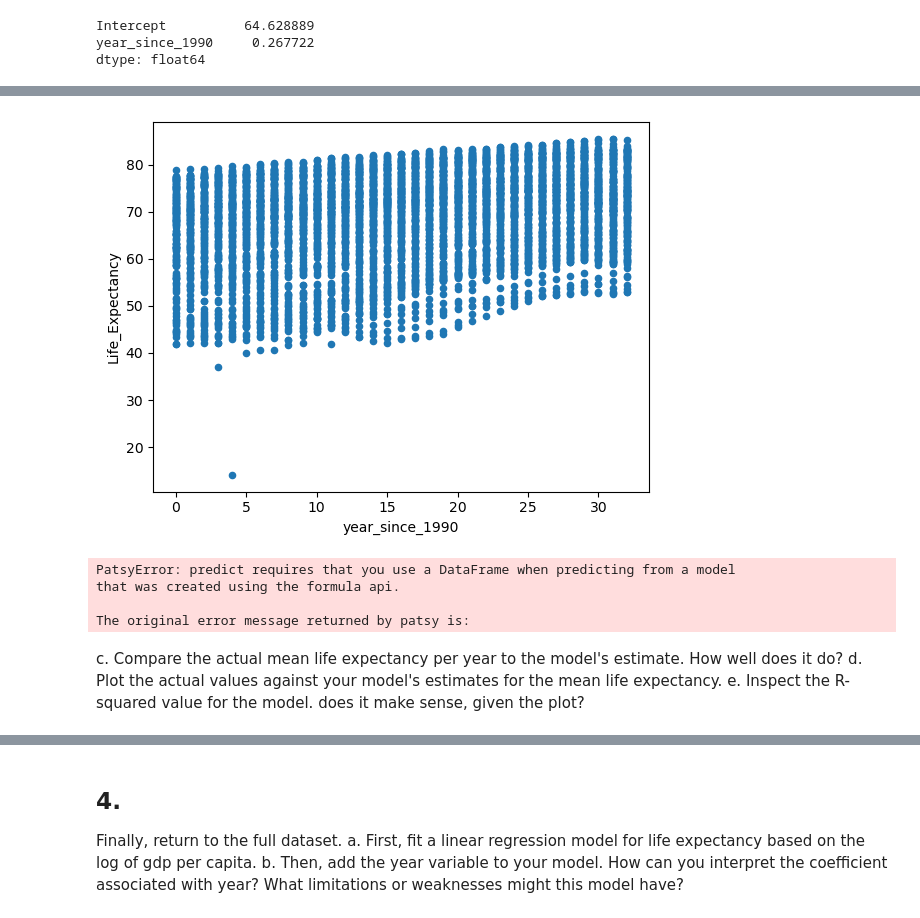
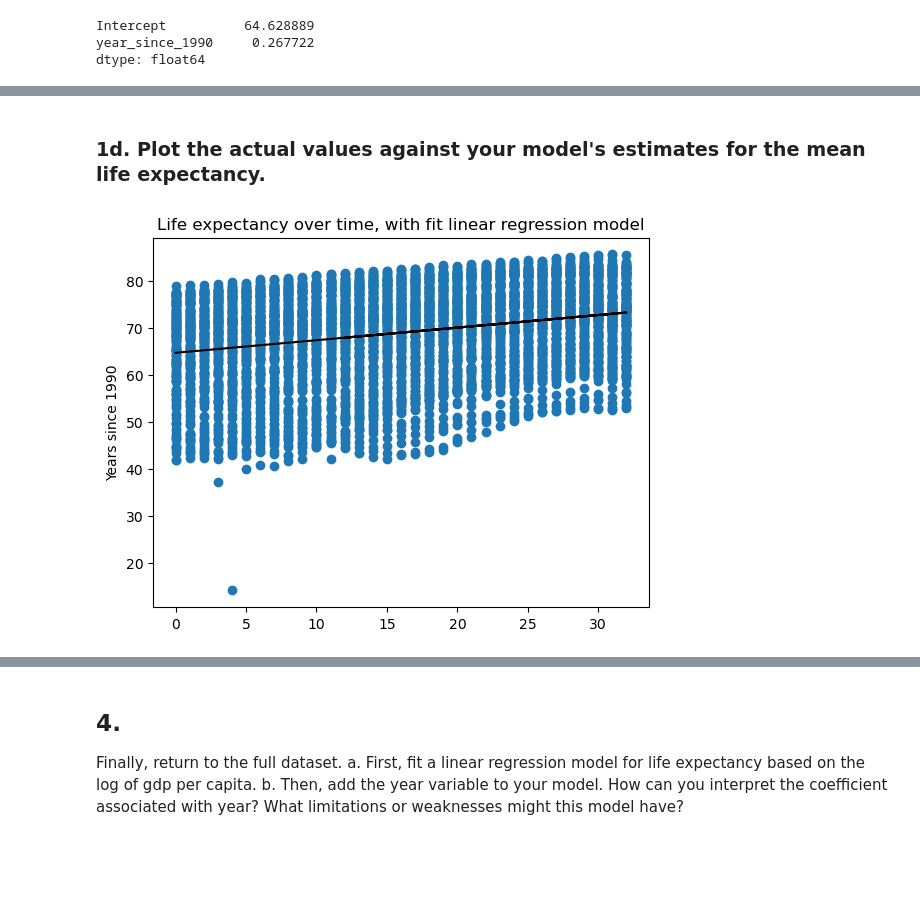
Before and after one commit to nss-data-science-cohort-9/un-linear-regression-sarahmulloy, a Jupyter notebook: notebooks/UN_linregress_practice.ipynb, the cells around one changed output, grey strips where cells are left out. Cells and saved outputs as stored; diff of their text form; code cells hidden in the pictures; blank space fills up the shorter version.

```diff
--- a/notebooks/UN_linregress_practice.ipynb
+++ b/notebooks/UN_linregress_practice.ipynb
@@ -55,0 +78,24 @@ With the years adjusted, we now get a positive intercept value of 64.62 but the
+# %%
+### Use the linear regression fit model to predict the means from the dataset
+
+#create a dtaframe with the sample variables to plug into the predicted measurements
+#We want to know whether the year (x) would predict the life expectancy, so we need to make a predict model based on the years 0-30
+#That can also just be the listed series of the years
+le_yr_predict= pd.DataFrame()
+le_yr_predict['year_since_1990']= gdp_le['year_since_1990'].unique() #make a unique column or else it will put in the number of rows for every country
+
+#Now make the mean estimate based on the prdediciton from the previous model
+le_yr_predict['mean_estimate']= le_yr_model2.predict(le_yr_predict)
+
+#Create a new dataframe of the actual mean per year compared to the predicted model mean
+gdp_le= gdp_le.merge(le_yr_predict, left_on='year_since_1990', right_on='year_since_1990', how='left')
+compare_mean= gdp_le.groupby('year_since_1990')[['Life_Expectancy', 'mean_estimate']].mean()
+
+#Visualize the difference with a plot
+fig, ax= plt.subplots()
+ax.plot(compare_mean['Life_Expectancy'], label='actual mean');
+ax.plot(compare_mean['mean_estimate'], label='model mean', linestyle='--', color='0.5');
+ax.set_title('Comparing model mean to actual mean')
+ax.set_ylabel('Average life expectancy')
+ax.set_xlabel('Year since 1990')
+ax.legend()
@@ -56,22 +105,13 @@ With the years adjusted, we now get a positive intercept value of 64.62 but the
+# %% [markdown]
+### 1d. Plot the actual values against your model's estimates for the mean life expectancy.
 # %%
 ##Visualize with a scatter plot
-gdp_le.plot(kind='scatter', x='year_since_1990', y='Life_Expectancy')
+fig, ax = plt.subplots()
+ax.scatter(gdp_le['year_since_1990'], gdp_le['Life_Expectancy'])
+ax.plot(le_yr_predict['year_since_1990'], le_yr_predict['mean_estimate'], color='k')
+ax.set_title('Life expectancy over time, with fit linear regression model')
+ax.set_ylabel('Life Expectancy (years)')
+ax.set_ylabel('Years since 1990')
 plt.show()
 # %% [output]
-[figure, old version]
+[figure, new version]
-# %%
-le_yr_predict= pd.DataFrame(gdp_le['year_since_1990'], columns=['year'])
-le_yr_predict['year']= gdp_le['year_since_1990']
-###le_yr_predict['mean_estimate']= le_yr_model2.predict(le_yr_predict)
-
-###
-# %% [output]
-PatsyError: predict requires that you use a DataFrame when predicting from a model
-that was created using the formula api.
-
-The original error message returned by patsy is:
-# %% [markdown]
-
-c. Compare the actual mean life expectancy per year to the model's estimate. How well does it do?
-d. Plot the actual values against your model's estimates for the mean life expectancy.
-e. Inspect the R-squared value for the model. does it make sense, given the plot?
```
Also changed, not shown: parts of 44 cells of this notebook.
